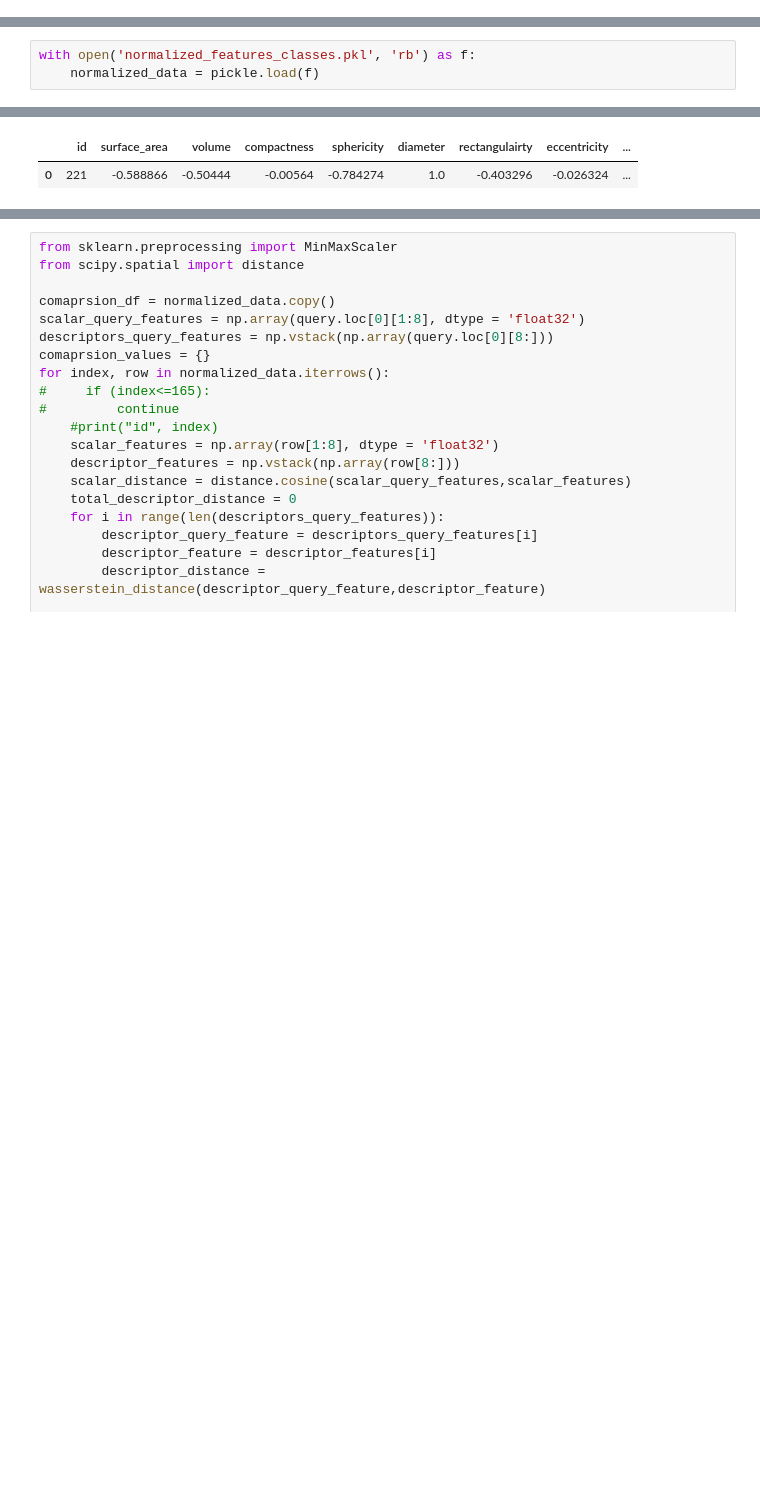
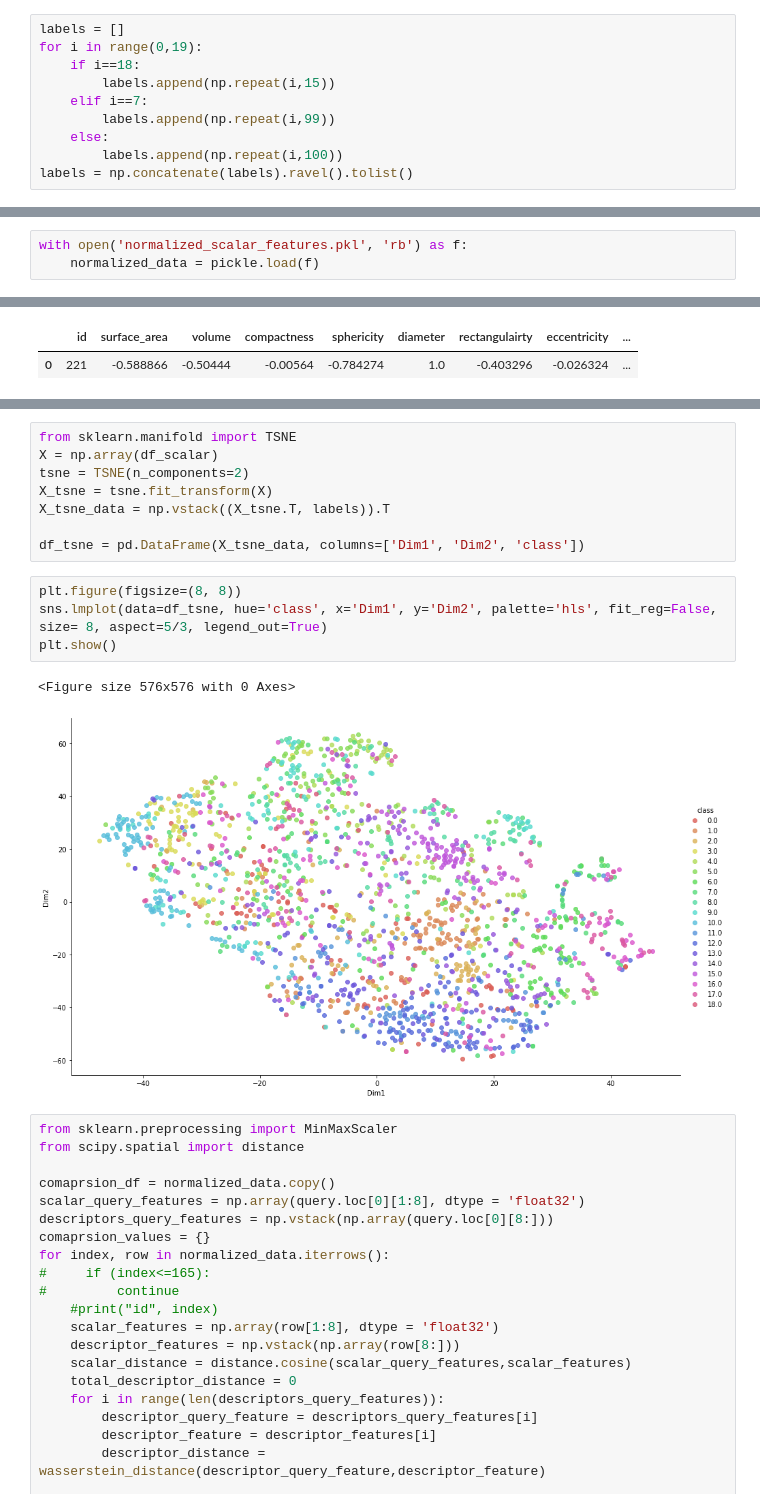
Before and after one commit to rohit-vijayakumar/Content-based-3D-shape-retrieval, a Jupyter notebook: Querying-tSNE.ipynb, the cells around one changed output, grey strips where cells are left out. Saved outputs shown, nothing was run; the diff lists cells and outputs as text; blank space fills up the shorter version.

```diff
--- a/Querying-tSNE.ipynb
+++ b/Querying-tSNE.ipynb
@@ -62,0 +33,10 @@ normalized_data
+# %%
+labels = []
+for i in range(0,19):
+    if i==18:
+        labels.append(np.repeat(i,15))
+    elif i==7:
+        labels.append(np.repeat(i,99))
+    else:
+        labels.append(np.repeat(i,100))
+labels = np.concatenate(labels).ravel().tolist()
@@ -63,3 +47,3 @@ normalized_data
 # %%
-with open('normalized_features_classes.pkl', 'rb') as f:
+with open('normalized_scalar_features.pkl', 'rb') as f:
     normalized_data = pickle.load(f)
@@ -232,3 +255,18 @@ plt.show()
+# %%
+from sklearn.manifold import TSNE
+X = np.array(df_scalar)
+tsne = TSNE(n_components=2)
+X_tsne = tsne.fit_transform(X)
+X_tsne_data = np.vstack((X_tsne.T, labels)).T
+
+df_tsne = pd.DataFrame(X_tsne_data, columns=['Dim1', 'Dim2', 'class'])
+# %%
+plt.figure(figsize=(8, 8))
+sns.lmplot(data=df_tsne, hue='class', x='Dim1', y='Dim2', palette='hls', fit_reg=False, size= 8, aspect=5/3, legend_out=True)
+plt.show()
+# %% [output]
+<Figure size 576x576 with 0 Axes>
+[figure, added]
 # %%
 from sklearn.preprocessing import MinMaxScaler
 from scipy.spatial import distance
```
Also changed, not shown: parts of 23 cells of this notebook, 1 other file.
